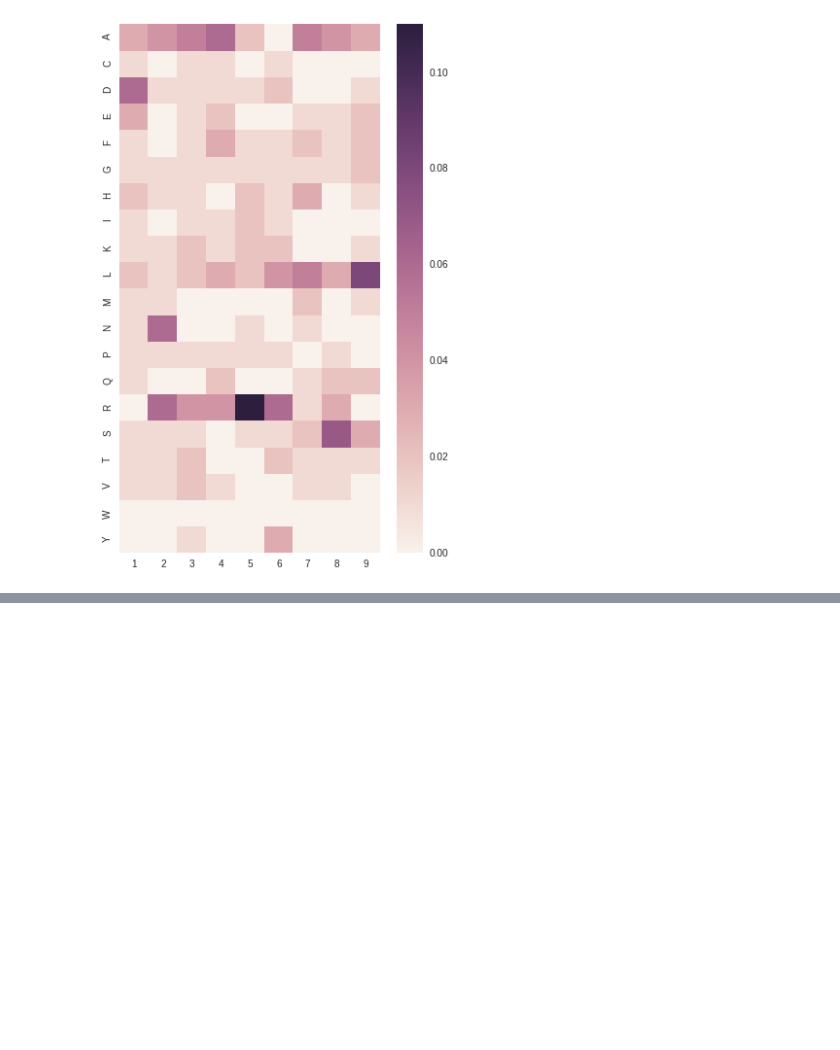
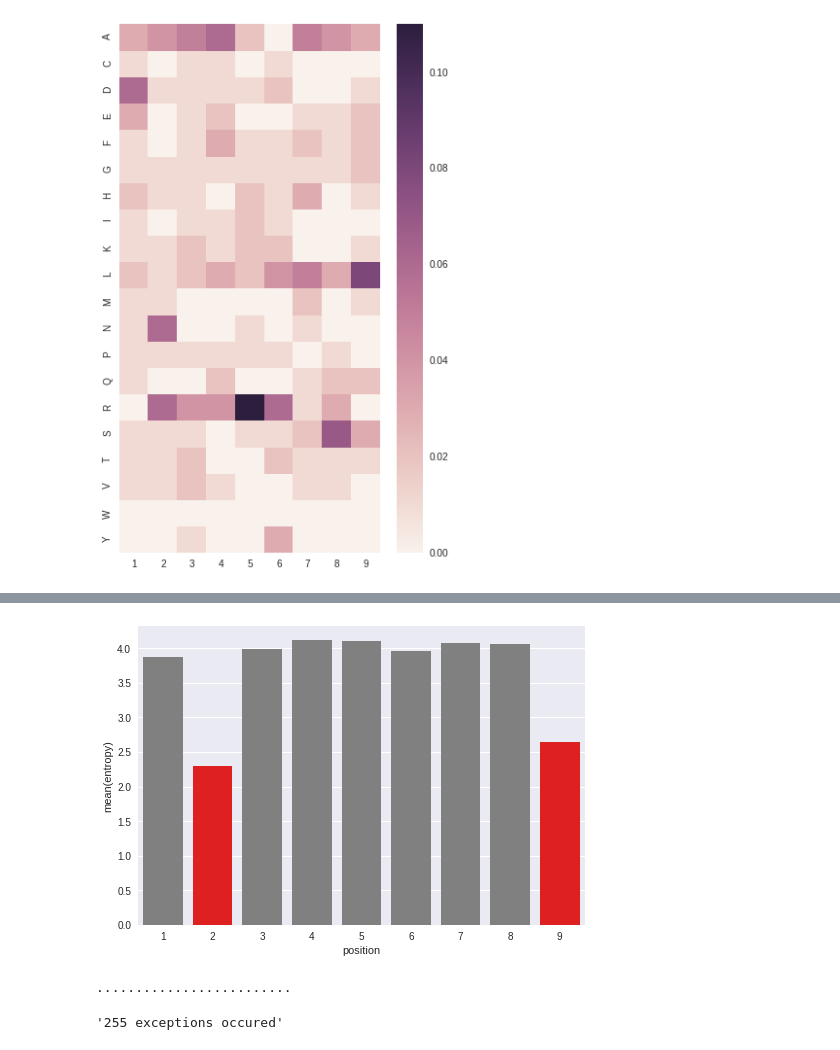
Before and after one commit to antigenomics/ipred, a Jupyter notebook: human_peptides.ipynb, the cells around one changed output, grey strips where cells are left out. Drawn from its saved outputs; the diff is of its cells as text; code cells hidden in the pictures; blank space fills up the shorter version.

```diff
--- a/human_peptides.ipynb
+++ b/human_peptides.ipynb
@@ -361,0 +382,9 @@ plot_freq(freq_HLA_B1402)
+# %%
+plot_entr(freq_HLA_A0201)
+# %% [output]
+[figure, added]
+# %%
+make_prediction('output/HLA-A0202.csv')
+# %% [output]
+.........................
+'255 exceptions occured'
```
Also changed, not shown: parts of 7 cells of this notebook, 5 other files.
